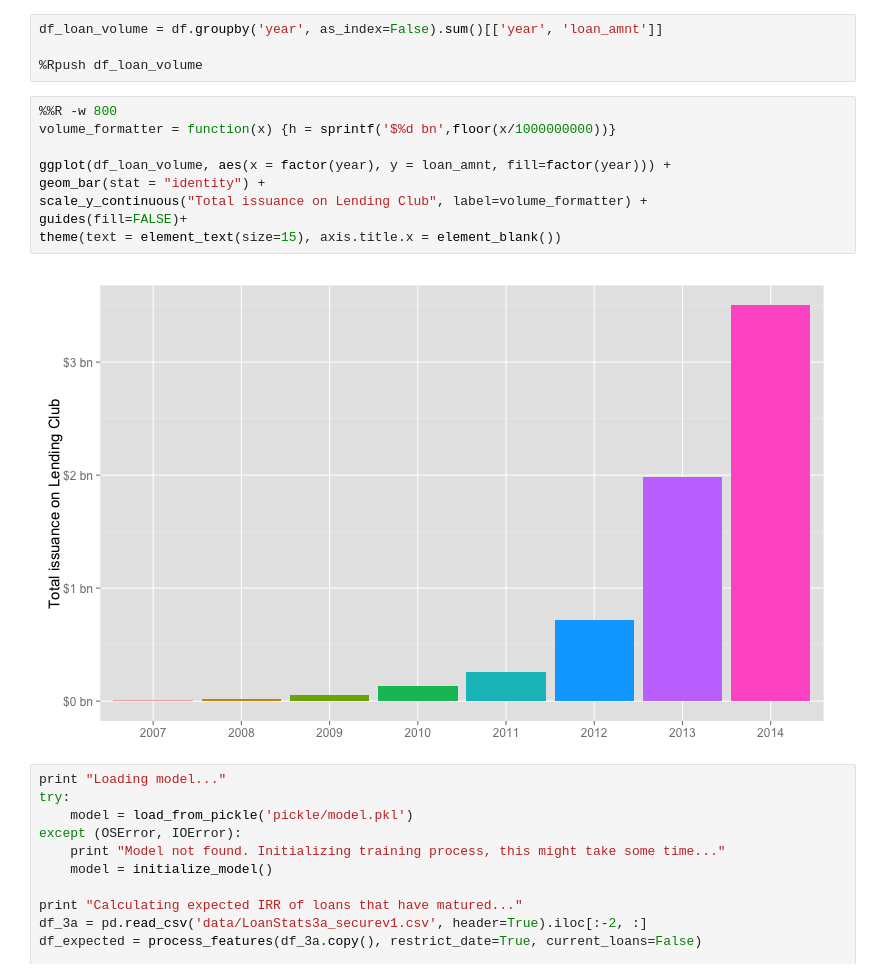
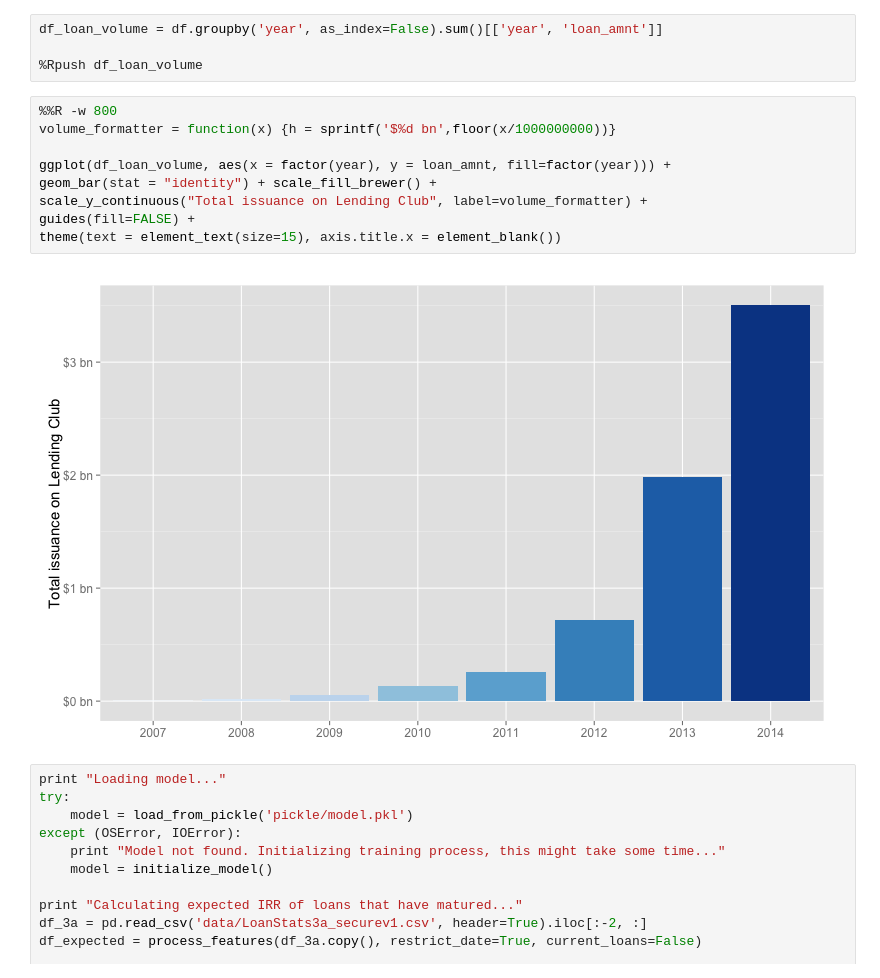
Before and after one commit to savarin/rateflask, a Jupyter notebook: notebooks/charts.ipynb, the cells around one changed output. Cells and saved outputs as stored; diff of their text form.

Commit message:
changed images

```diff
--- a/notebooks/charts.ipynb
+++ b/notebooks/charts.ipynb
@@ -28,14 +28,14 @@ df_loan_volume = df.groupby('year', as_index=False).sum()[['year', 'loan_amnt']]
 # %%
 %%R -w 800
 volume_formatter = function(x) {h = sprintf('$%d bn',floor(x/1000000000))}
 
 ggplot(df_loan_volume, aes(x = factor(year), y = loan_amnt, fill=factor(year))) +
-geom_bar(stat = "identity") +
+geom_bar(stat = "identity") + scale_fill_brewer() +
 scale_y_continuous("Total issuance on Lending Club", label=volume_formatter) +
-guides(fill=FALSE)+
+guides(fill=FALSE) +
 theme(text = element_text(size=15), axis.title.x = element_blank())
 # %% [output]
-[figure, old version]
+[figure, new version]
 # %%
 print "Loading model..."
 try:
```
Also changed, not shown: 1 other file.
